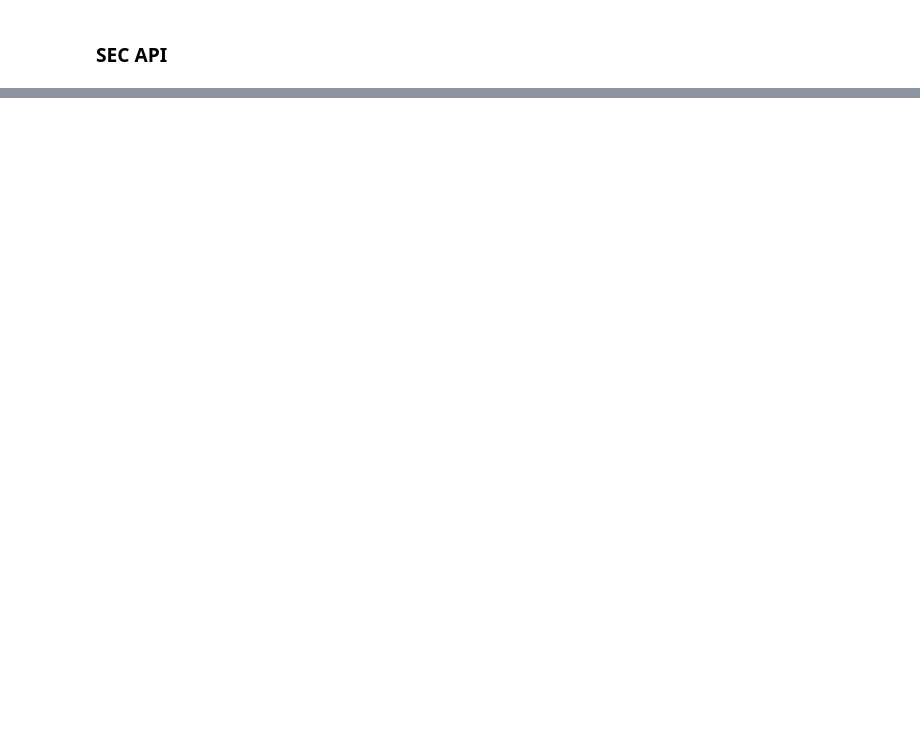
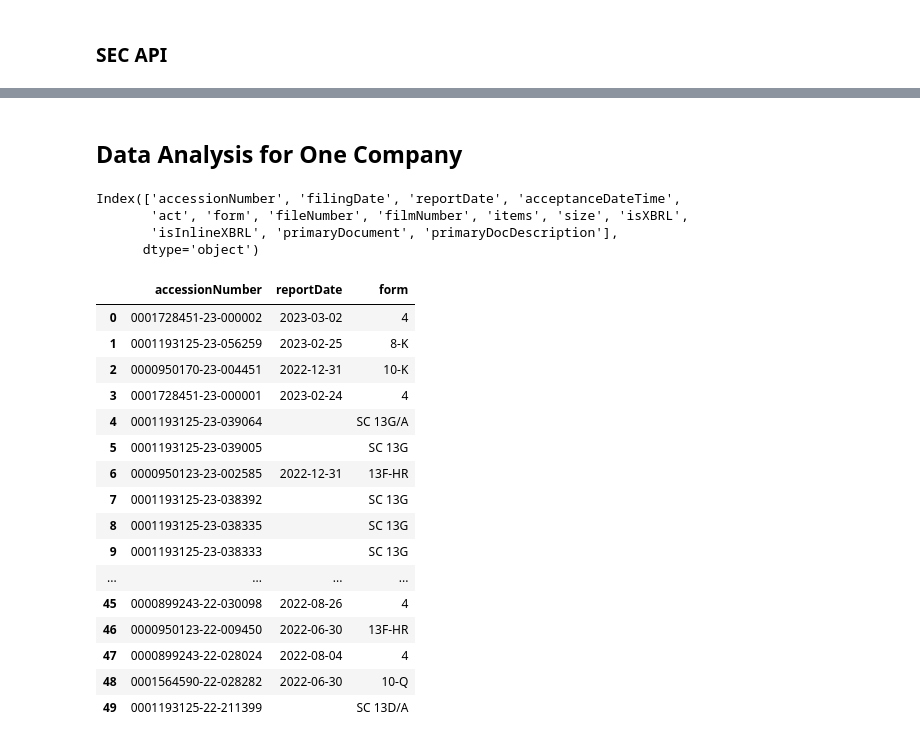
Before and after one commit to aariyur/WISDM, a Jupyter notebook: WISDM.ipynb, the cells around one changed output, grey strips where cells are left out. Cells and saved outputs as stored; diff of their text form; code cells hidden in the pictures; blank space fills up the shorter version.

```diff
--- a/WISDM.ipynb
+++ b/WISDM.ipynb
@@ -20,6 +6,13 @@ Successfully installed dict2xml-1.7.3
 # %% [markdown]
 ### SEC API
+# %%
+# create request header
+headers = {'User-Agent': "aariyur@berkeley.edu"}
 # %%
-from sec_api import QueryApi
+companyTickers = requests.get(
+    "https://www.sec.gov/files/company_tickers.json",
+    headers=headers
+)
 
-query_api = QueryApi('fa4f31a1d34450e91b80e869e084fd942d87c4cd077f38a6233c68e2460a8f5d')
+# review response / keys
+print(companyTickers.json())
@@ -44,0 +41,17 @@ filings = query_api.get_filings(query)
+# %%
+import json
+combined_metadata = []
+
+for i in range(5):
+    cik = companyData.cik_str[i]
+    # get company specific filing metadata
+    filingMetadata = requests.get(
+        f'https://data.sec.gov/submissions/CIK{cik}.json',
+        headers=headers
+    )
+    # append the JSON response to the list
+    combined_metadata.append(json.loads(filingMetadata.content))
+
+# convert the list to a JSON string
+combined_metadata_json = json.dumps(combined_metadata)
+print(combined_metadata_json)
@@ -44,0 +77,6 @@ filings = query_api.get_filings(query)
+# %% [markdown]
+## Data Analysis for One Company
+# %%
+allForms = pd.DataFrame.from_dict(
+             filingMetadata.json()['filings']['recent']
+           )
@@ -44,0 +92,27 @@ filings = query_api.get_filings(query)
+# %%
+allForms.columns
+# %% [output]
+Index(['accessionNumber', 'filingDate', 'reportDate', 'acceptanceDateTime',
+       'act', 'form', 'fileNumber', 'filmNumber', 'items', 'size', 'isXBRL',
+       'isInlineXBRL', 'primaryDocument', 'primaryDocDescription'],
+      dtype='object')
+# %%
+allForms[['accessionNumber', 'reportDate', 'form']].head(50)
+# %% [output]
+|  | accessionNumber | reportDate | form |
+| 0 | 0001728451-23-000002 | 2023-03-02 | 4 |
+| 1 | 0001193125-23-056259 | 2023-02-25 | 8-K |
+| 2 | 0000950170-23-004451 | 2022-12-31 | 10-K |
+| 3 | 0001728451-23-000001 | 2023-02-24 | 4 |
+| 4 | 0001193125-23-039064 |  | SC 13G/A |
+| 5 | 0001193125-23-039005 |  | SC 13G |
+| 6 | 0000950123-23-002585 | 2022-12-31 | 13F-HR |
+| 7 | 0001193125-23-038392 |  | SC 13G |
+| 8 | 0001193125-23-038335 |  | SC 13G |
+| 9 | 0001193125-23-038333 |  | SC 13G |
+| ... | ... | ... | ... |
+| 45 | 0000899243-22-030098 | 2022-08-26 | 4 |
+| 46 | 0000950123-22-009450 | 2022-06-30 | 13F-HR |
+| 47 | 0000899243-22-028024 | 2022-08-04 | 4 |
+| 48 | 0001564590-22-028282 | 2022-06-30 | 10-Q |
+| 49 | 0001193125-22-211399 |  | SC 13D/A |
```
Also changed, not shown: parts of 17 cells of this notebook, 2 other files.
